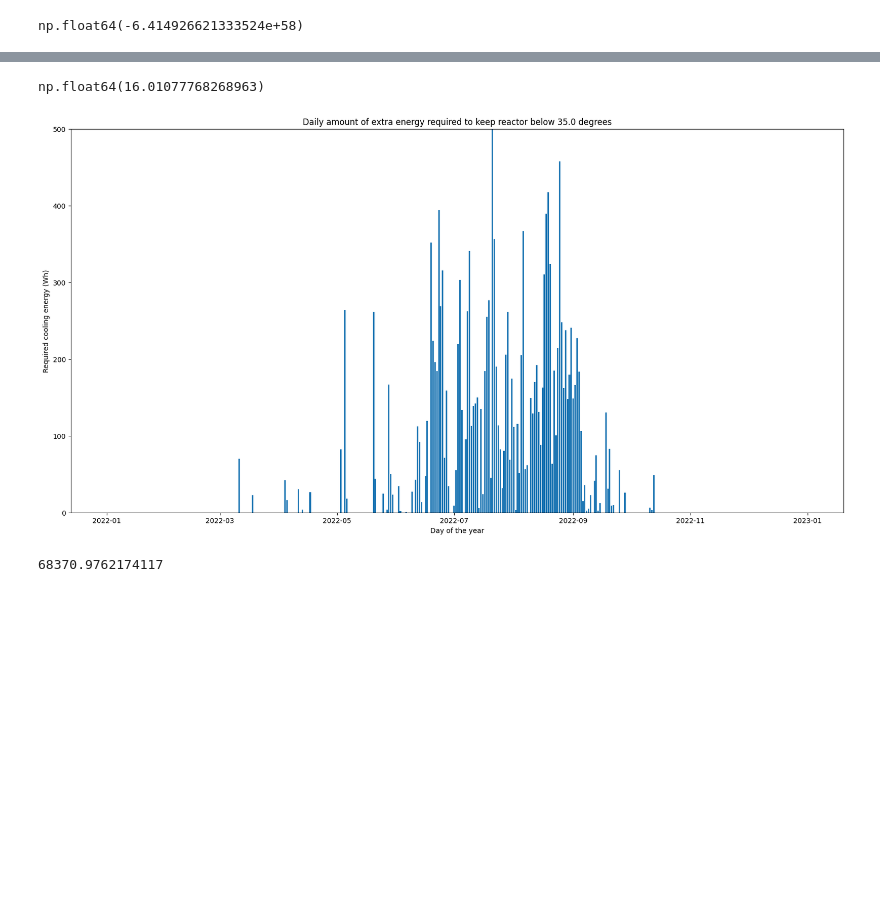
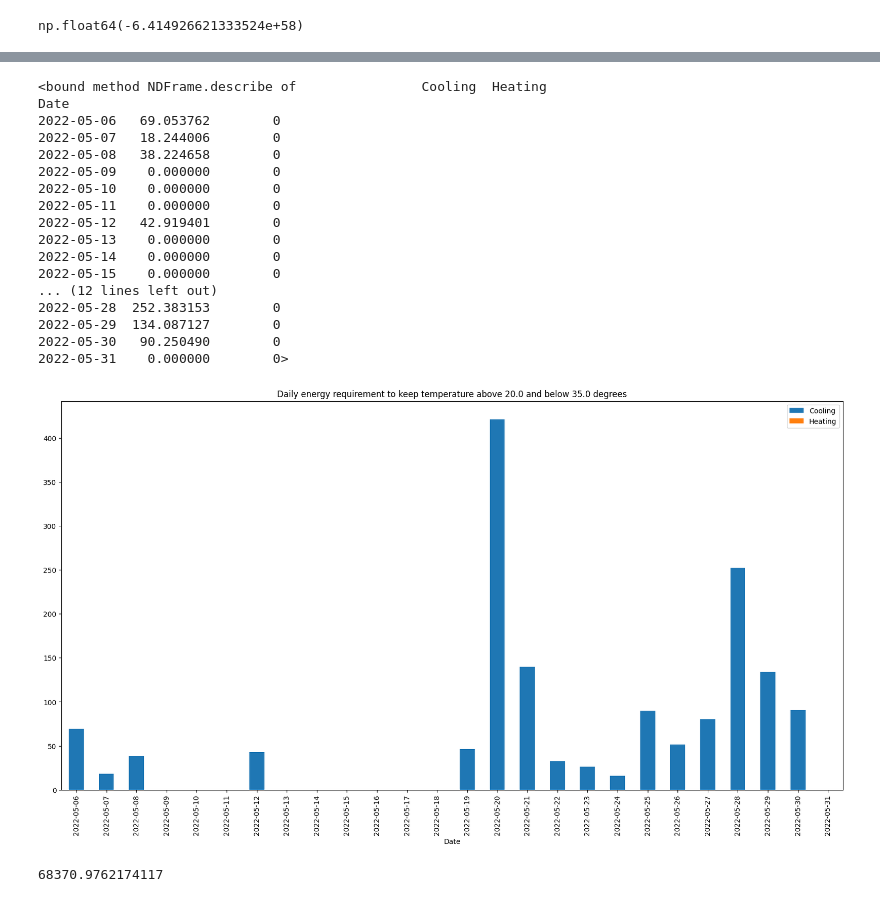
Before and after one commit to MatthijsKok01/Code, a Jupyter notebook: test.ipynb, the cells around one changed output, grey strips where cells are left out. Drawn from its saved outputs; the diff is of its cells as text; code cells hidden in the pictures; blank space fills up the shorter version.

Commit message:
working stacked bar graph

```diff
--- a/test.ipynb
+++ b/test.ipynb
@@ -556,7 +588,8 @@ def cooled_overview(value,index):
 #reverse engineer the heat fluxes, can not extract them directly out of the heat balance function because the integration method
 # integration method loops over heat balance multiple times per time step.
 cooling_energy = {}
-Q_data = np.zeros((len(t_vals)+1,12))
+heating_energy = {}
+Q_data = np.zeros((len(t_vals)+1,13))
 time_index = t_span[0]/3600
 general_index = 0
 for t in t_vals:
@@ -577,10 +610,12 @@ for t in t_vals:
         Q_aeration = aeration(t,y,time_index)
         overall = Q_react_infrared+Q_direct_solar_rad+Q_diffuse_solar_rad+Q_air_infrared+Q_dilution+Q_ground_radiation+Q_evaporation+Q_ground_reflected+Q_convection+Q_aeration
         extra_cooled = removed_heat(t,y,time_index,overall)
+        extra_heated = added_heat(t,y,time_index,overall)
         cooled_overview(extra_cooled,time_index)
-        overall = overall+extra_cooled
+        heated_overview(extra_heated,time_index)
+        overall = overall+extra_cooled+extra_heated
     #time_index-=1
-        Q_data[general_index] = [Q_direct_solar_rad,Q_diffuse_solar_rad,Q_ground_radiation,Q_dilution,Q_air_infrared,Q_ground_reflected,Q_react_infrared,Q_evaporation,Q_convection,Q_aeration,extra_cooled,overall]
+        Q_data[general_index] = [Q_direct_solar_rad,Q_diffuse_solar_rad,Q_ground_radiation,Q_dilution,Q_air_infrared,Q_ground_reflected,Q_react_infrared,Q_evaporation,Q_convection,Q_aeration,extra_cooled,extra_heated,overall]
     except:
         pass
     #time_index+=1                       #during the calculation the previous y values are inputted, and the time index is of the next hour, in this way this reverse engineering compensates for that
@@ -588,7 +623,10 @@ for t in t_vals:
 
 #Q_vals.append([Q_direct_solar_rad,Q_diffuse_solar_rad,Q_ground_radiation,Q_medium_added,Q_air_infrared,Q_ground_reflected,Q_react_infrared,Q_broth_out,Q_evaporation])
 Q_data = Q_data[1:]
-columnheader = ['Q_direct_solar_rad','Q_diffuse_solar_rad','Q_ground_radiation','Q_dilution','Q_air_infrared','Q_ground_reflected','Q_react_infrared','Q_evaporation','Q_convection','Q_aeration','extra cooled','overall']
+#columnheader = ['Q_direct_solar_rad','Q_diffuse_solar_rad','Q_ground_radiation','Q_dilution','Q_air_infrared','Q_ground_reflected','Q_react_infrared','Q_evaporation','Q_convection','Q_aeration','extra cooled','extra heated','overall']
+columnheader = ['Q_direct_solar_rad','Q_diffuse_solar_rad','Q_ground_radiation','Q_dilution','Q_air_infrared','Q_ground_reflected','Q_react_infrared','Q_evaporation','Q_convection','Q_aeration']
+Q_data = Q_data[:,0:10]
+
 Fluxes = pd.DataFrame(Q_data, index= time_values,columns=columnheader)
 Fluxes.describe()
 plt.rcParams["figure.figsize"] = (20,10)
@@ -597,4 +635,5 @@ plt.legend(columnheader)
 plt.gcf().autofmt_xdate()
 plt.title('magnitude of heat fluxes over time for 1 m tubular reactor')
 plt.ylabel('heat flux (W)')
+Q_data[:,0:10]
 # %% [output]
@@ -603,15 +655,46 @@ Text(0, 0.5, 'heat flux (W)')
 # %%
-dates = list(cooling_energy.keys())
-values = list(cooling_energy.values())
-plt.bar(dates,values)
-plt.title("Daily amount of extra energy required to keep reactor below "+ str(T_cap-273.15)+' degrees')
-plt.xlabel('Day of the year')
-plt.ylabel('Required cooling energy (Wh)')
-plt.ylim(0,500)
-sum(values)/1000
+df_cooling = pd.DataFrame({'Date':list(cooling_energy.keys()),'Cooling':list(cooling_energy.values())})
+df_heating = pd.DataFrame({'Date':list(heating_energy.keys()),'Heating':list(heating_energy.values())})
+df_cooling.set_index('Date',inplace=True)
+df_heating.set_index('Date',inplace=True)
+df_combined = pd.merge(df_cooling,df_heating,left_index=True,right_index=True,how='outer')
+ax = df_combined.plot(kind='bar',stacked=True)
+plt.title('Daily energy requirement to keep temperature above '+ str(T_cap_low-273.15)+ ' and below '+ str(T_cap-273.15)+' degrees')
+plt.plot()
+#dates = list(cooling_energy.keys())
+#dates_heating = list(heating_energy.keys())
+#values_cooling = list(cooling_energy.values())
+#values_heating = list(heating_energy.values())
+
+
+#plt.bar(dates,values_cooling)
+#plt.bar(dates_heating,values_heating,values_cooling)
+#plt.title("Daily amount of extra energy required to keep reactor below "+ str(T_cap-273.15)+' degrees')
+#plt.xlabel('Day of the year')
+#plt.ylabel('Required cooling energy (Wh)')
+#plt.ylim(0,500)
+#total_cooling = sum(values_cooling)/1000
+#total_heating = sum(values_heating)/1000
+df_combined.describe
 # %% [output]
-np.float64(16.01077768268963)
+<bound method NDFrame.describe of                Cooling  Heating
+Date
+2022-05-06   69.053762        0
+2022-05-07   18.244006        0
+2022-05-08   38.224658        0
+2022-05-09    0.000000        0
+2022-05-10    0.000000        0
+2022-05-11    0.000000        0
+2022-05-12   42.919401        0
+2022-05-13    0.000000        0
+2022-05-14    0.000000        0
+2022-05-15    0.000000        0
+... (12 lines left out)
+2022-05-28  252.383153        0
+2022-05-29  134.087127        0
+2022-05-30   90.250490        0
+2022-05-31    0.000000        0>
-[figure, old version]
+[figure, new version]
 # %%
 # Just checking some values, dont pay to much attention to this
 Re_reactor = rho_reactor*flow_speed_reactor*(2*R_reactor)/mu_reactor
```
Also changed, not shown: parts of 19 cells of this notebook.
